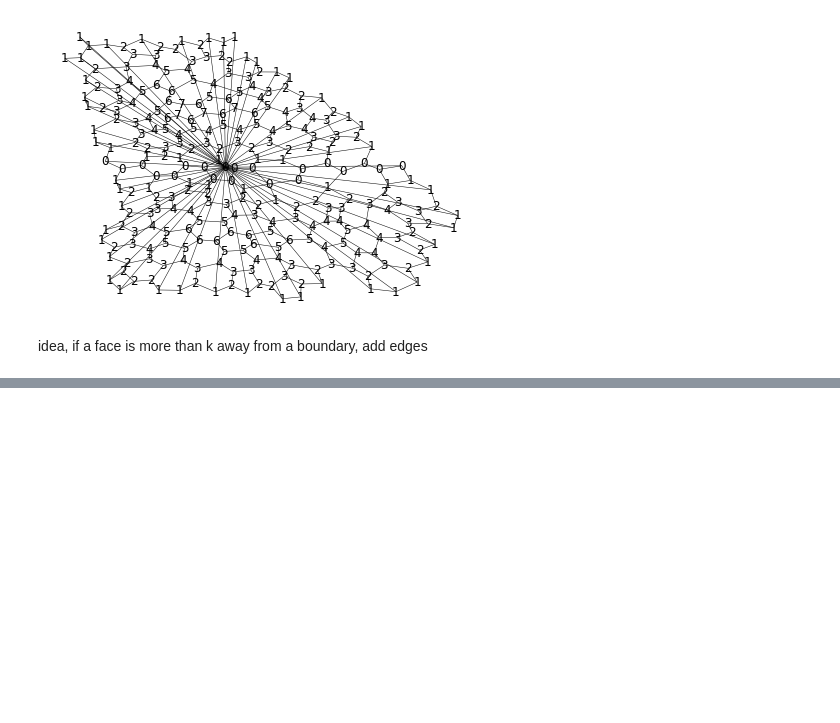
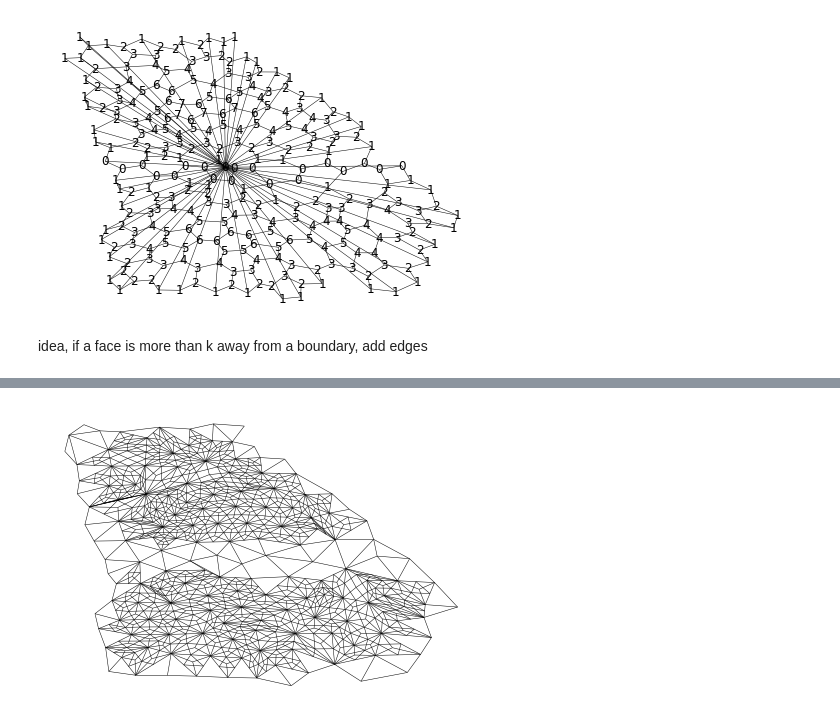
Before and after one commit to gerrymandering-project/pipeline-tools, a Jupyter notebook: Dual_graph_from_state.ipynb, the cells around one changed output, grey strips where cells are left out. Drawn from its saved outputs; the diff is of its cells as text; code cells hidden in the pictures; blank space fills up the shorter version.

```diff
--- a/Dual_graph_from_state.ipynb
+++ b/Dual_graph_from_state.ipynb
@@ -191,0 +157,23 @@ g = face_refine(g, special_faces(dual,4))
+# %%
+def face_center_mesh(graph, special_faces):
+    #parameters:
+    #graph: graph object that edges will be added to
+    #special_faces: list of faces that we want to add node/edges to
+    #k: integer depth parameter for depth of face refinement
+    for face in special_faces:
+        graph.add_node(face)
+        graph.node[face]
+        neighbor_list = []
+        locations = []
+        location = np.array([0,0]).astype("float64")
+        for v in face:
+            neighbor_list.append(v)
+            location += np.array(graph.nodes[v]["pos"]).astype("float64")
+        graph.nodes[face]["pos"] = location / len(face)
+        for w in face:
+            locations.append(graph.nodes[w]["pos"] - graph.nodes[face]["pos"])
+        angles = [float(np.arctan2(x[0], x[1])) for x in locations]
+        neighbor_list.sort(key=dict(zip(neighbor_list, angles)).get)
+        for v in neighbor_list:
+            graph.add_edge(face, v)
+    return graph
@@ -230,0 +226,2 @@ KeyError: 'pos'
+# %%
+special_faces = special_faces(dual,2)
@@ -230,0 +234,6 @@ KeyError: 'pos'
+# %%
+g_center = face_center_mesh(g, special_faces)
+# %%
+nx.draw(g_center, pos=nx.get_node_attributes(g, 'pos'), node_size = 0, width = .5, cmap=plt.get_cmap('jet'))
+# %% [output]
+[figure, added]
```
Also changed, not shown: parts of 12 cells of this notebook.
